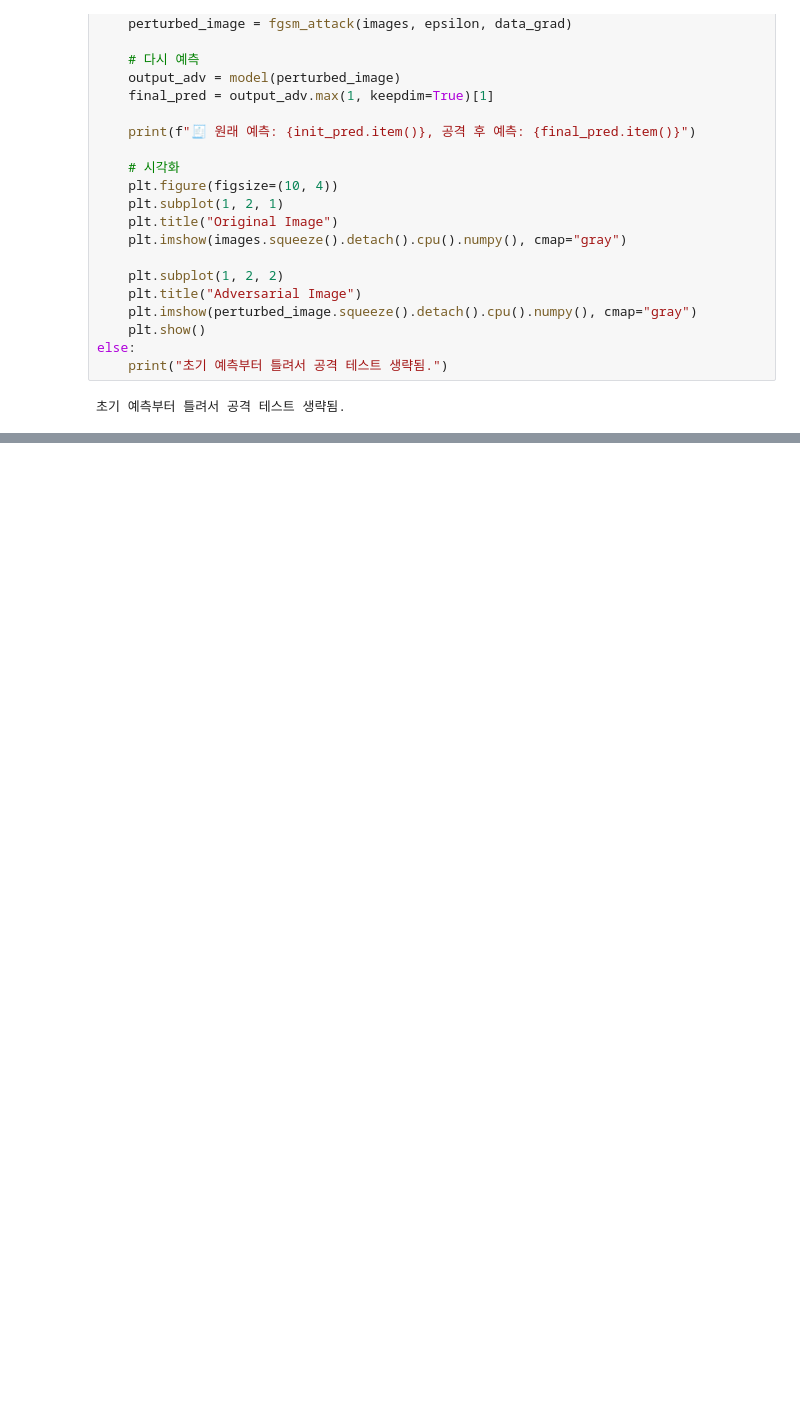
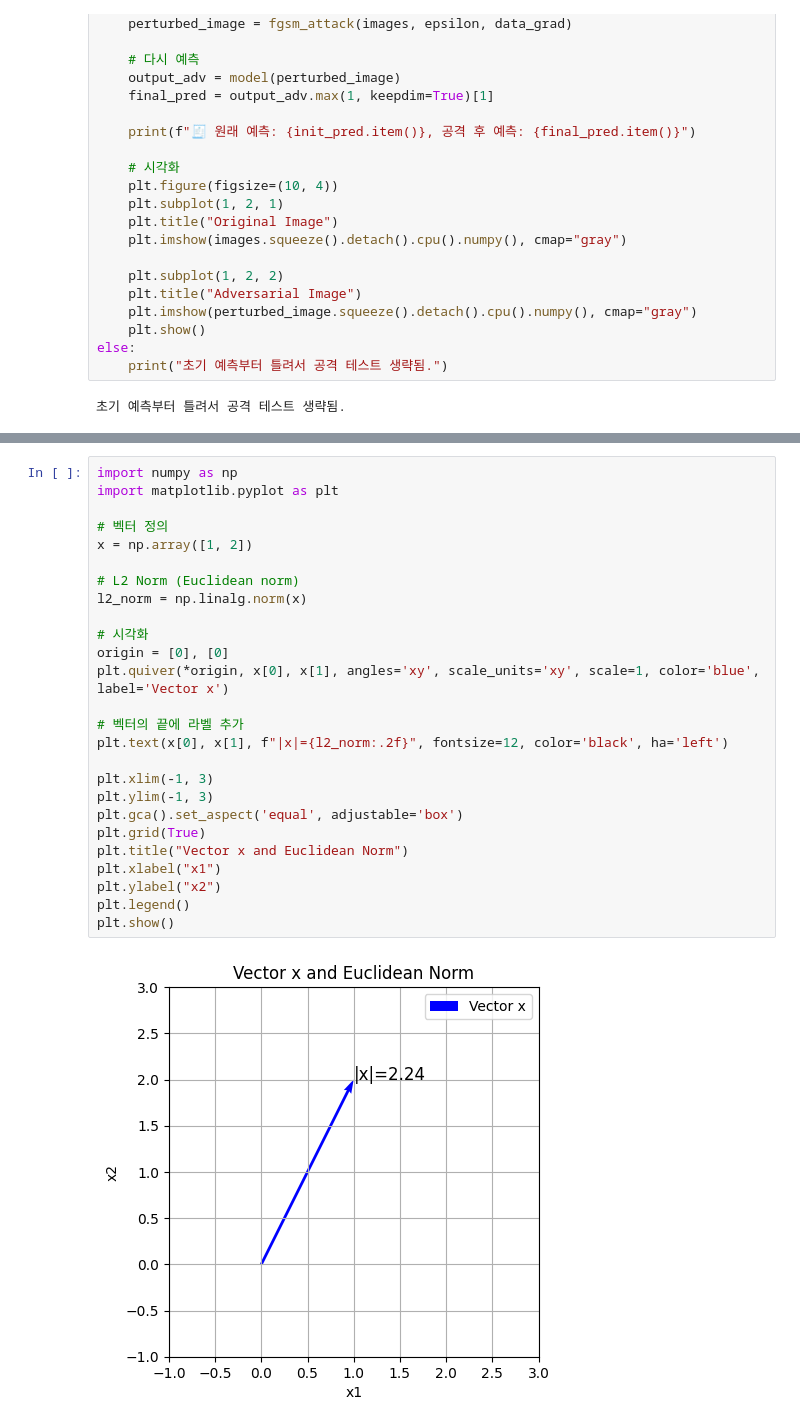
Before and after one commit to BerkleyLim/ai_edu, a Jupyter notebook: based/1weeks/250705.ipynb, the cells around one changed output, grey strips where cells are left out. Cells and saved outputs as stored; diff of their text form; blank space fills up the shorter version.

```diff
--- a/based/1weeks/250705.ipynb
+++ b/based/1weeks/250705.ipynb
@@ -200,0 +273,28 @@ else:
+# %%
+import numpy as np
+import matplotlib.pyplot as plt
+
+# 벡터 정의
+x = np.array([1, 2])
+
+# L2 Norm (Euclidean norm)
+l2_norm = np.linalg.norm(x)
+
+# 시각화
+origin = [0], [0]
+plt.quiver(*origin, x[0], x[1], angles='xy', scale_units='xy', scale=1, color='blue', label='Vector x')
+
+# 벡터의 끝에 라벨 추가
+plt.text(x[0], x[1], f"|x|={l2_norm:.2f}", fontsize=12, color='black', ha='left')
+
+plt.xlim(-1, 3)
+plt.ylim(-1, 3)
+plt.gca().set_aspect('equal', adjustable='box')
+plt.grid(True)
+plt.title("Vector x and Euclidean Norm")
+plt.xlabel("x1")
+plt.ylabel("x2")
+plt.legend()
+plt.show()
+# %% [output]
+[figure, added]
```
Also changed, not shown: parts of 4 cells of this notebook, 4 other files.
